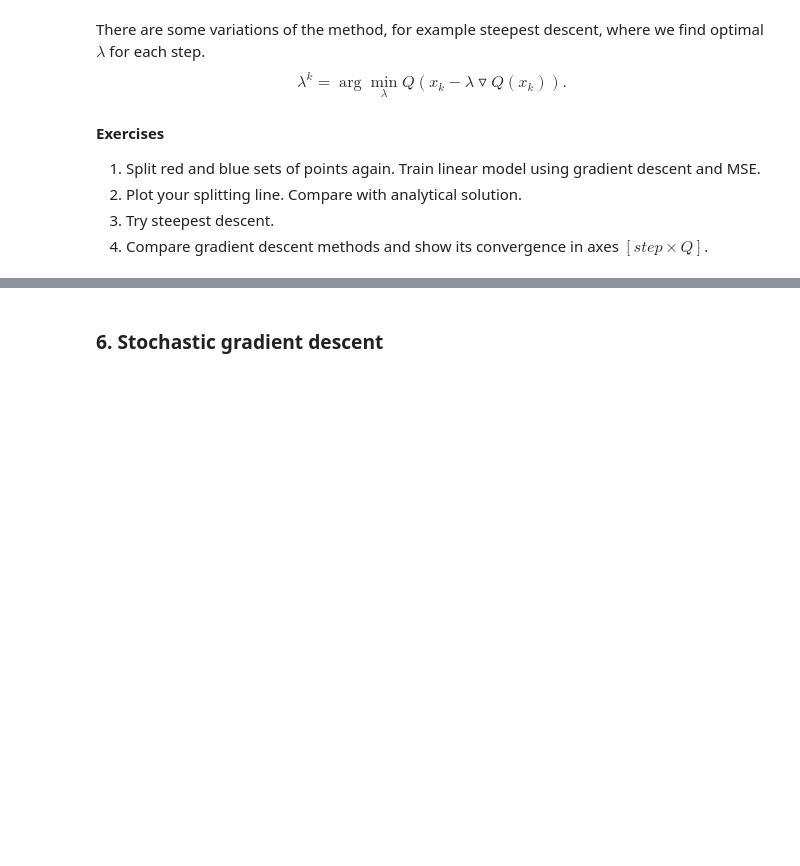
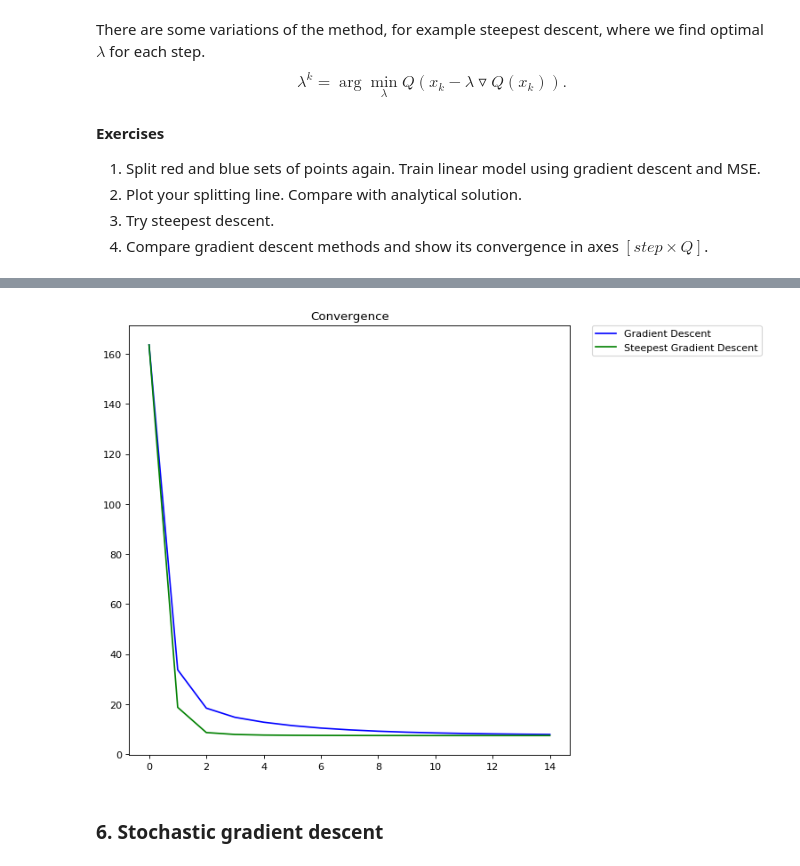
Before and after one commit to ahmados/renju, a Jupyter notebook: lab-1.ipynb, the cells around one changed output, grey strips where cells are left out. Drawn from its saved outputs; the diff is of its cells as text; code cells hidden in the pictures; blank space fills up the shorter version.

```diff
--- a/lab-1.ipynb
+++ b/lab-1.ipynb
@@ -475,3 +534,13 @@ plt.show()
+# %%
+steps = range(samples)
+plt.figure(num=None, figsize=(8, 8), dpi=80, facecolor='w', edgecolor='k')
+plt.plot(steps, conv0[:, 0], 'b-', label='Gradient Descent')
+plt.plot(steps, conv1[:, 0], 'g-', label='Steepest Gradient Descent')
+plt.legend(bbox_to_anchor=(1.05, 1), loc=2, borderaxespad=0.)
+plt.title('Convergence')
+plt.show()
+# %% [output]
+[figure, added]
 # %% [markdown]
 ### 6. Stochastic gradient descent
 # %% [markdown]
```
Also changed, not shown: parts of 27 cells of this notebook, 1 other file.
